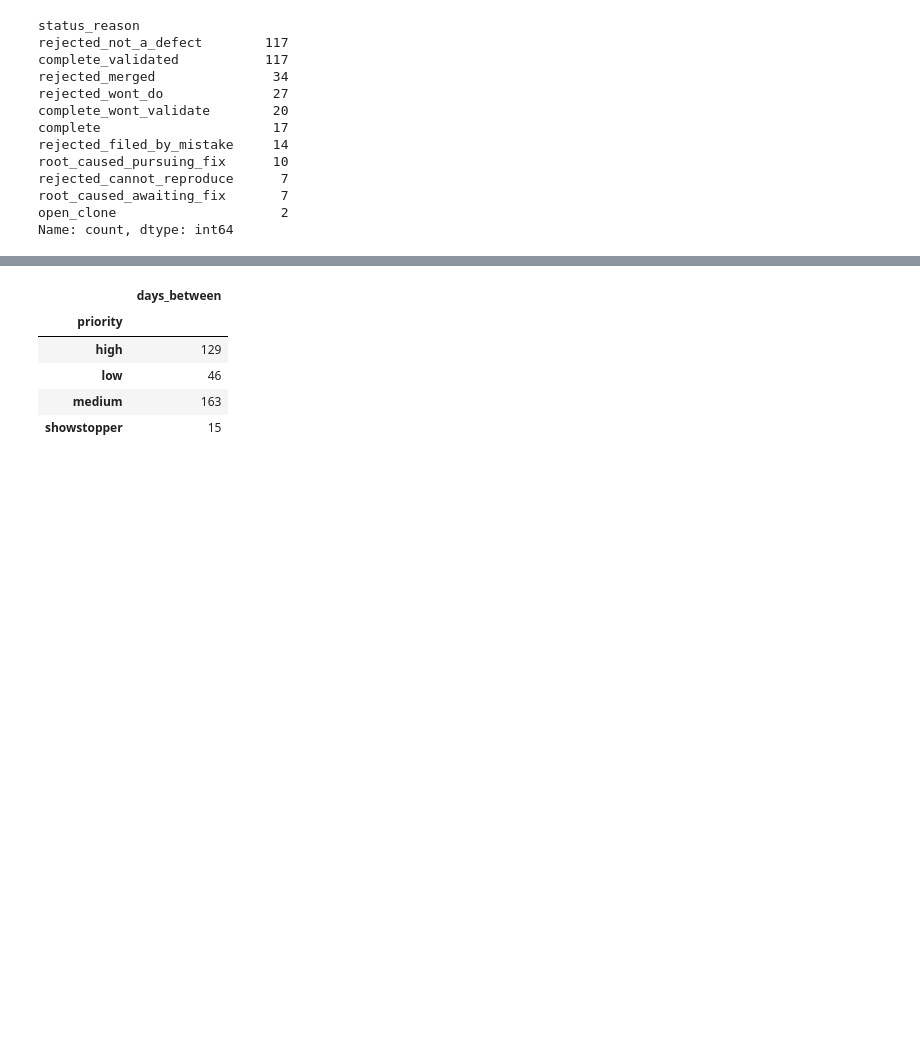
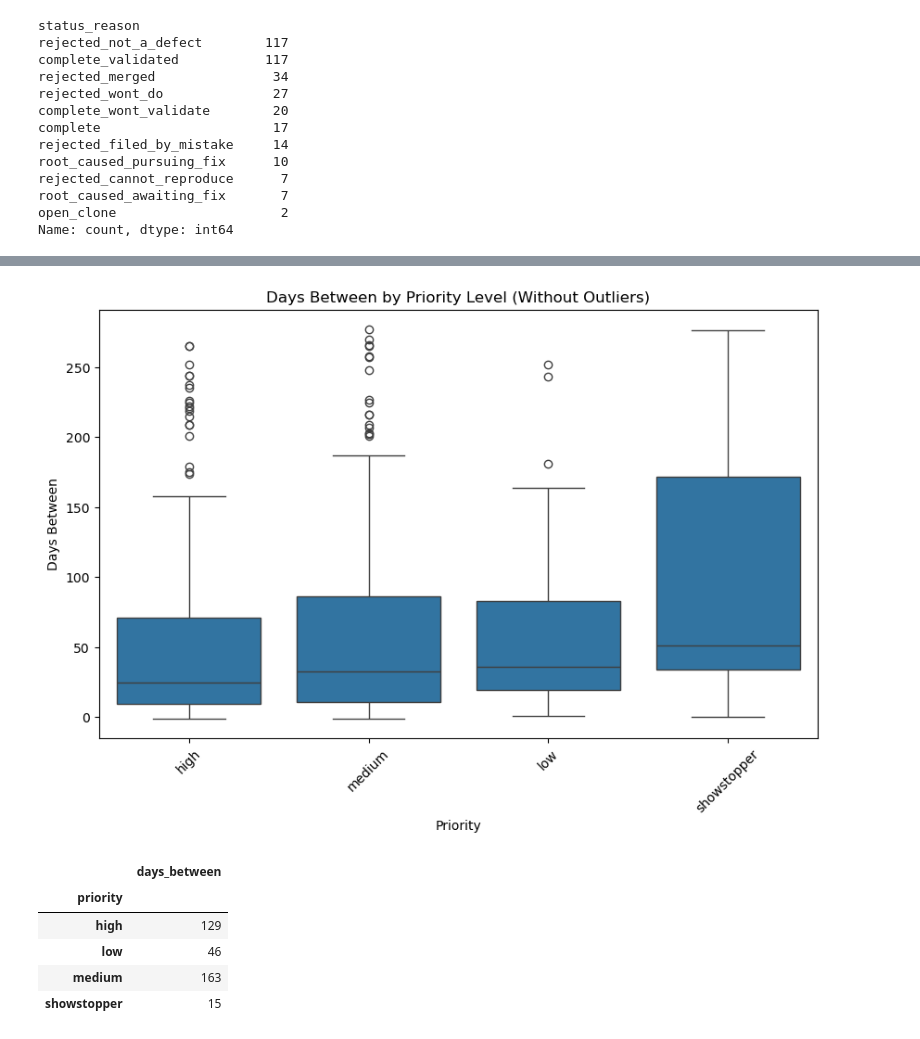
Before and after one commit to oscarhernandezmartinez/AI_WORKSHOP, a Jupyter notebook: TEAM2_EMR_AI_WORKSHOP.ipynb, the cells around one changed output, grey strips where cells are left out. Cells and saved outputs as stored; diff of their text form; code cells hidden in the pictures; blank space fills up the shorter version.

```diff
--- a/TEAM2_EMR_AI_WORKSHOP.ipynb
+++ b/TEAM2_EMR_AI_WORKSHOP.ipynb
@@ -464,0 +497,3 @@ plt.show()
+# %%
+fd=emr_data1[emr_data1['days_between'] <= 279.875]
+fd
@@ -465,3 +514,13 @@ plt.show()
+# %%
+plt.figure(figsize=(10, 6))
+sns.boxplot(data=fd, x='priority', y='days_between')
+plt.title('Days Between by Priority Level (Without Outliers)')
+plt.ylabel('Days Between')
+plt.xlabel('Priority')
+plt.xticks(rotation=45)
+plt.show()
+# %% [output]
+[figure, added]
 # %%
 #### QTY BY DAYS AND PRIORITY (TOTAL=353)
 
```
Also changed, not shown: parts of 12 cells of this notebook.
